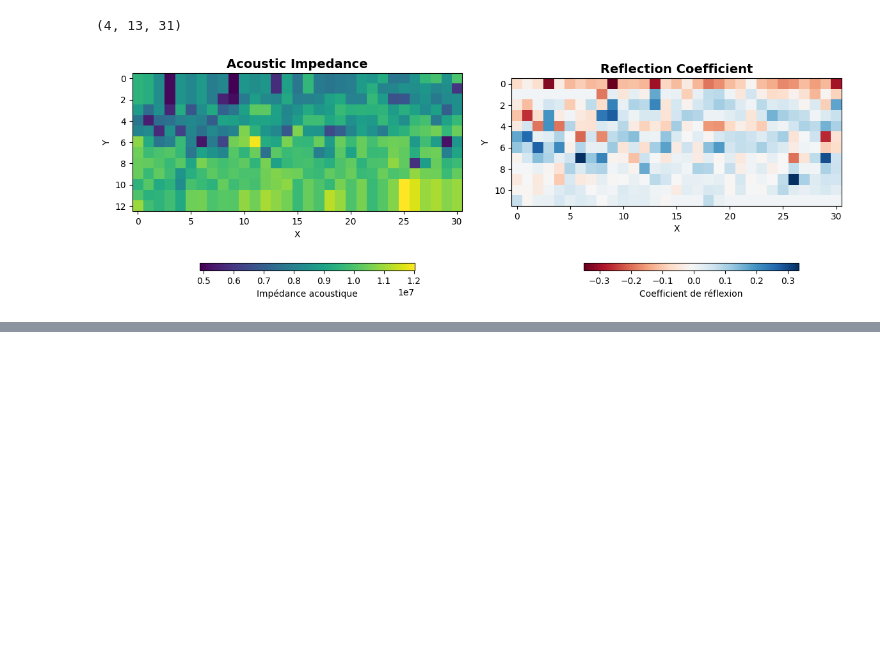
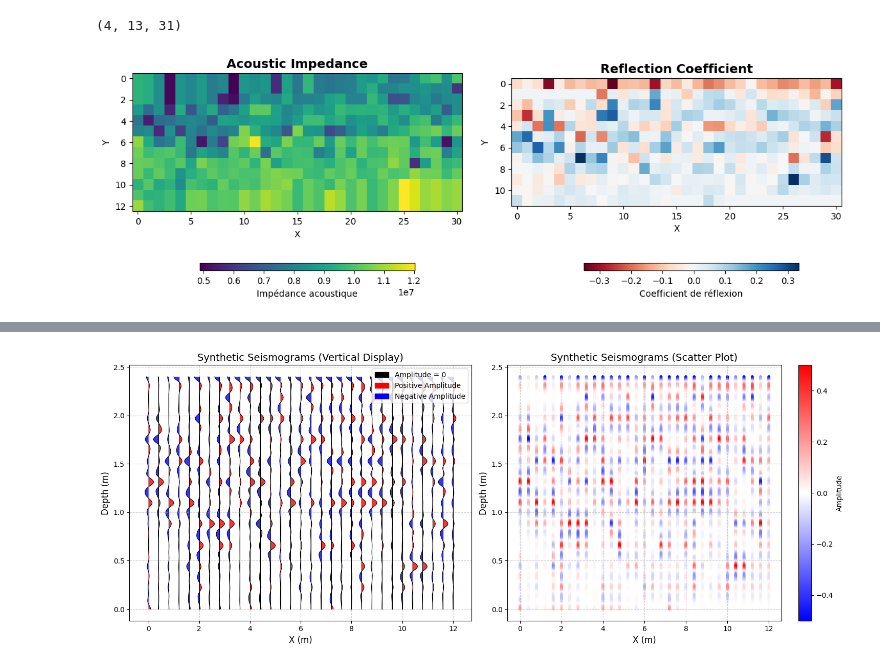
Before and after one commit to Dunckleosteus/seismic, a Jupyter notebook: seismic.ipynb, the cells around one changed output, grey strips where cells are left out. Drawn from its saved outputs; the diff is of its cells as text; code cells hidden in the pictures; blank space fills up the shorter version.

```diff
--- a/seismic.ipynb
+++ b/seismic.ipynb
@@ -235,0 +173,82 @@ plt.show()
+# %%
+#Plot vs Depth
+x_values_list = []
+amplitude_list = []
+y_values_list = []
+time_list = []
+
+# Plot 1 : Synthetic Seismograms (Vertical Display)
+fig, axs = plt.subplots(1, 2, figsize=(15, 6))
+for i, rc in enumerate(RC2):
+    rc2, w2 = equalize_arrays(rc, w)
+    syn = np.convolve(rc2, w2, mode='same')
+    y_original = array[3, :, i]  # Utilisation des valeurs de Y
+    time_original = TWT[:, i]  # Utilisation des valeurs de TWT
+
+    if len(y_original) != len(rc2):
+        f_y = interp1d(np.linspace(0, 1, len(y_original)), y_original, kind='linear', fill_value="extrapolate")
+        y_resampled = f_y(np.linspace(0, 1, len(rc2)))
+    else:
+        y_resampled = y_original
+
+    if len(time_original) != len(rc2):
+        f_t = interp1d(np.linspace(0, 1, len(time_original)), time_original, kind='linear', fill_value="extrapolate")
+        time_resampled = f_t(np.linspace(0, 1, len(rc2)))
+    else:
+        time_resampled = time_original
+
+    syn_norm = syn / np.max(np.abs(syn)) * 0.5
+    x_values = syn_norm + i
+
+    for amp, y_val, t_val in zip(syn_norm, y_resampled, time_resampled):
+        x_values_list.append(i)
+        amplitude_list.append(amp)
+        y_values_list.append(y_val)  # Ajouter y_resampled aux y_values_list
+        time_list.append(t_val)
+
+    x_values = x_values * 0.4
+    i = i * 0.4
+
+    axs[0].plot([i, i], [y_resampled[0], y_resampled[-1]], color='black', linewidth=0.8, label="Amplitude 0" if i == 0 else "")
+    axs[0].plot(x_values, y_resampled, color='black', linewidth=0.8)
+    axs[0].fill_betweenx(y_resampled, i, x_values, where=(syn_norm >= 0), facecolor='red', alpha=0.8, label="Positive Amplitude" if i == 0 else "")
+    axs[0].fill_betweenx(y_resampled, i, x_values, where=(syn_norm < 0), facecolor='blue', alpha=0.8, label="Negative Amplitude" if i == 0 else "")
+
+# Adjustments for Plot 1
+axs[0].set_xlabel('X (m)', fontsize=12)
+axs[0].set_ylabel('Depth (m)', fontsize=12)
+axs[0].set_title('Synthetic Seismograms (Vertical Display)', fontsize=14)
+axs[0].grid(True, linestyle='--', alpha=0.6)
+
+legend_patches = [
+    mpatches.Patch(color='black', label='Amplitude = 0'),
+    mpatches.Patch(color='red', label='Positive Amplitude'),
+    mpatches.Patch(color='blue', label='Negative Amplitude')
+]
+axs[0].legend(handles=legend_patches, loc='upper right', fontsize=10, frameon=True)
+
+# Conversion des arrays en DataFrame pour Plot 2
+df = pd.DataFrame({
+    'x': x_values_list,
+    'amplitude': amplitude_list,
+    'y': y_values_list,  # Utilisation de y_values_list pour les y_resampled
+    'time': time_list
+})
+
+# Plot 2 : Scatter Plot
+df['x'] = df['x'] * 0.4
+
+sc = axs[1].scatter(df['x'], df['y'], c=df['amplitude'], cmap='bwr', marker='o', s=10)
+cbar = plt.colorbar(sc, ax=axs[1])
+cbar.set_label('Amplitude')
+
+axs[1].set_xlabel('X (m)', fontsize=12)
+axs[1].set_ylabel('Depth (m)', fontsize=12)
+axs[1].set_title('Synthetic Seismograms (Scatter Plot)', fontsize=14)
+#axs[1].invert_yaxis()
+axs[1].grid(True, linestyle='--', alpha=0.6)
+
+plt.tight_layout()
+plt.show()
+# %% [output]
+[figure, added]
```
Also changed, not shown: parts of 7 cells of this notebook.
